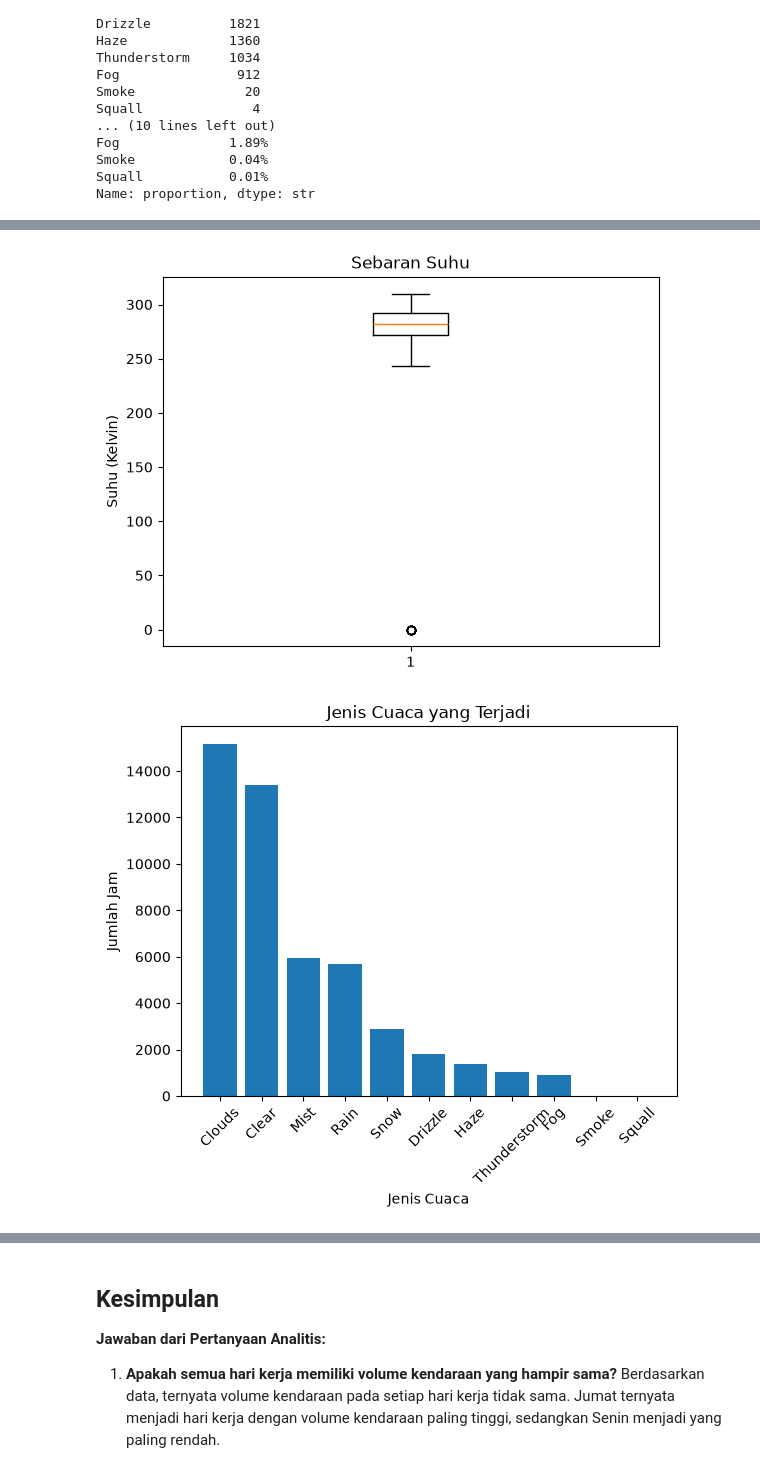
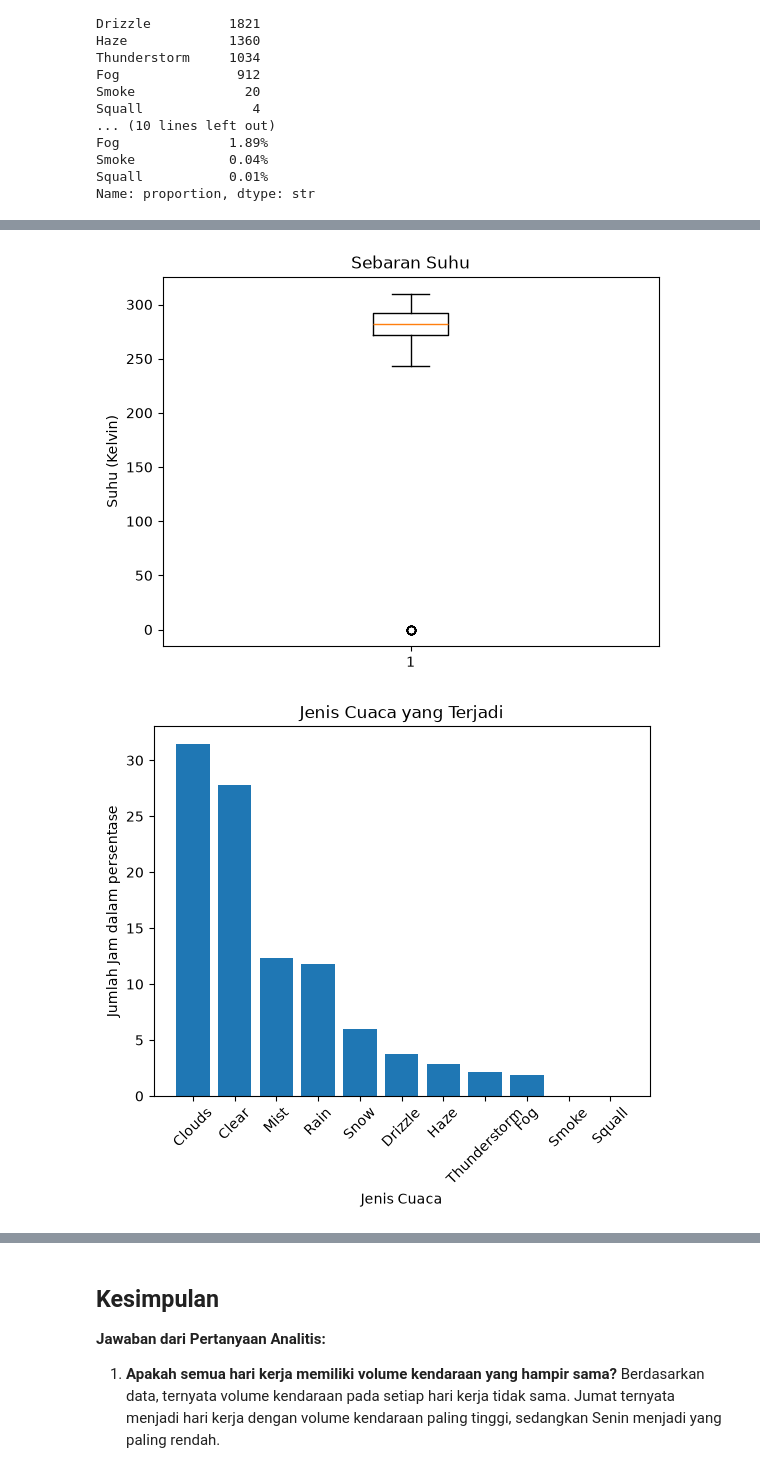
Before and after one commit to RilSuk/Proyek-1-EDA-Kelompok-7, a Jupyter notebook: Tugas_EDA_kelompok.ipynb, the cells around one changed output, grey strips where cells are left out. Saved outputs shown, nothing was run; the diff lists cells and outputs as text; code cells hidden in the pictures.

```diff
--- a/Tugas_EDA_kelompok.ipynb
+++ b/Tugas_EDA_kelompok.ipynb
@@ -154,36 +155,36 @@ plt.show()
 # Histogram Suhu
 plt.hist(df["temp"], rwidth=0.8)
 plt.title("Distribusi Suhu Lingkungan")
 plt.xlabel("Suhu (Kelvin)")
 plt.ylabel("Jumlah Jam")
 plt.show()
 
 # Boxplot Suhu
 plt.boxplot(df["temp"])
 plt.title("Sebaran Suhu")
 plt.ylabel("Suhu (Kelvin)")
 plt.show()
 
 # Bar Chart Cuaca
-hitung_cuaca = df["weather_main"].value_counts()
+hitung_cuaca = df["weather_main"].value_counts(normalize=True) * 100
 plt.bar(hitung_cuaca.index, hitung_cuaca.values)
 plt.title("Jenis Cuaca yang Terjadi")
 plt.xlabel("Jenis Cuaca")
-plt.ylabel("Jumlah Jam")
+plt.ylabel("Jumlah Jam dalam persentase")
 plt.xticks(rotation=45)
 plt.show()
 
 # Scatter Plot Suhu vs Traffic
 plt.scatter(df["temp"], df["traffic_volume"])
 plt.title("Hubungan Suhu dan Volume Kendaraan")
 plt.xlabel("Suhu (Kelvin)")
 plt.ylabel("Volume Kendaraan (kendaraan/jam)")
 plt.show()
 # %% [output]
 [figure]
 [figure]
 [figure]
-[figure, old version]
+[figure, new version]
 [figure]
 # %% [markdown]
 **Interpretasi Histogram Traffic Volume:**
```
Also changed, not shown: parts of 3 cells of this notebook.
